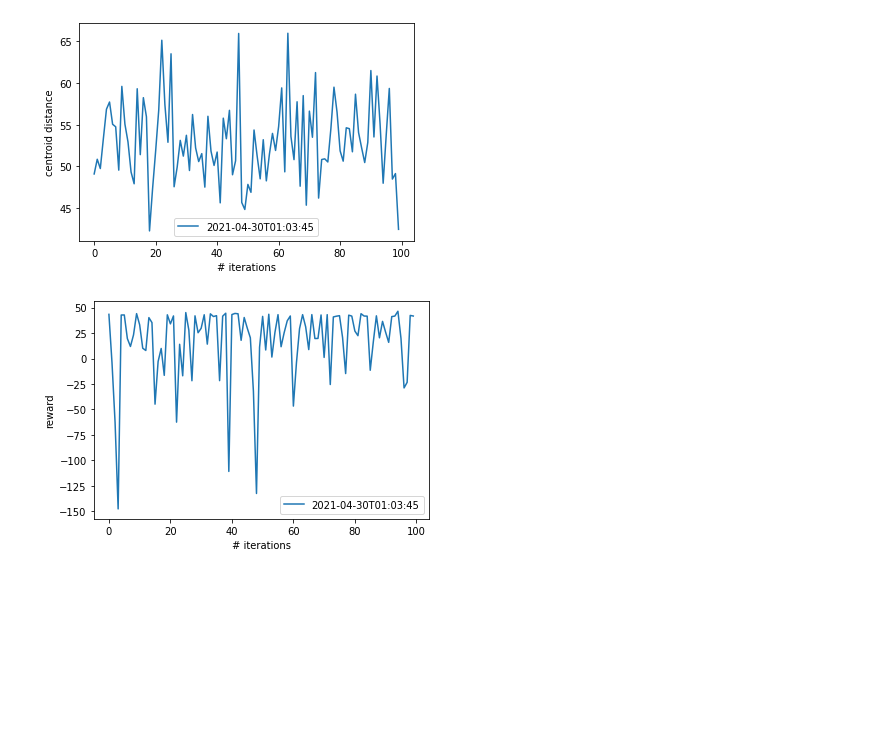
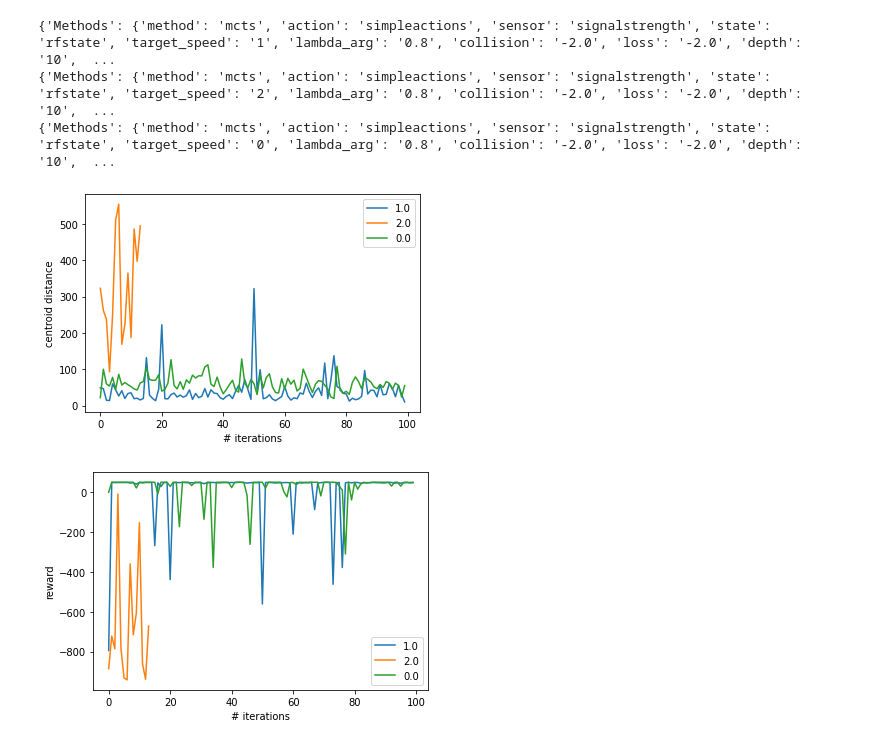
Before and after one commit to IQTLabs/BirdsEye, a Jupyter notebook: results.ipynb, the cells around one changed output. Saved outputs shown, nothing was run; the diff lists cells and outputs as text; code cells hidden in the pictures; blank space fills up the shorter version.

```diff
--- a/results.ipynb
+++ b/results.ipynb
@@ -34,28 +170,7 @@ plt.show()
 # %%
-
-mcts_runs = get_valid_runs('mcts')
-config_filter = {'target_speed':'0.0'}
-filtered_mcts_runs = filter_runs('mcts', mcts_runs, config_filter)
-
-plt.figure()
-for r in filtered_mcts_runs:
-    config = get_config('mcts', r)
-    data = get_data('mcts', r)
-    plt.plot( data['avg_centroid_err'], label=r)
-plt.xlabel('# iterations')
-plt.ylabel('centroid distance')
-plt.legend()
-plt.show()
-
-plt.figure()
-for r in filtered_mcts_runs:
-    config = get_config('mcts', r)
-    data = get_data('mcts', r)
-    plt.plot(data['total_reward'], label=r)
-plt.xlabel('# iterations')
-plt.ylabel('reward')
-plt.legend()
-plt.show()
 # %% [output]
+{'Methods': {'method': 'mcts', 'action': 'simpleactions', 'sensor': 'signalstrength', 'state': 'rfstate', 'target_speed': '1', 'lambda_arg': '0.8', 'collision': '-2.0', 'loss': '-2.0', 'depth': '10',  ...
+{'Methods': {'method': 'mcts', 'action': 'simpleactions', 'sensor': 'signalstrength', 'state': 'rfstate', 'target_speed': '2', 'lambda_arg': '0.8', 'collision': '-2.0', 'loss': '-2.0', 'depth': '10',  ...
+{'Methods': {'method': 'mcts', 'action': 'simpleactions', 'sensor': 'signalstrength', 'state': 'rfstate', 'target_speed': '0', 'lambda_arg': '0.8', 'collision': '-2.0', 'loss': '-2.0', 'depth': '10',  ...
-[figure, old version]
+[figure, new version]
-[figure, old version]
+[figure, new version]
```
Also changed, not shown: parts of 19 cells of this notebook, 4 other files.
